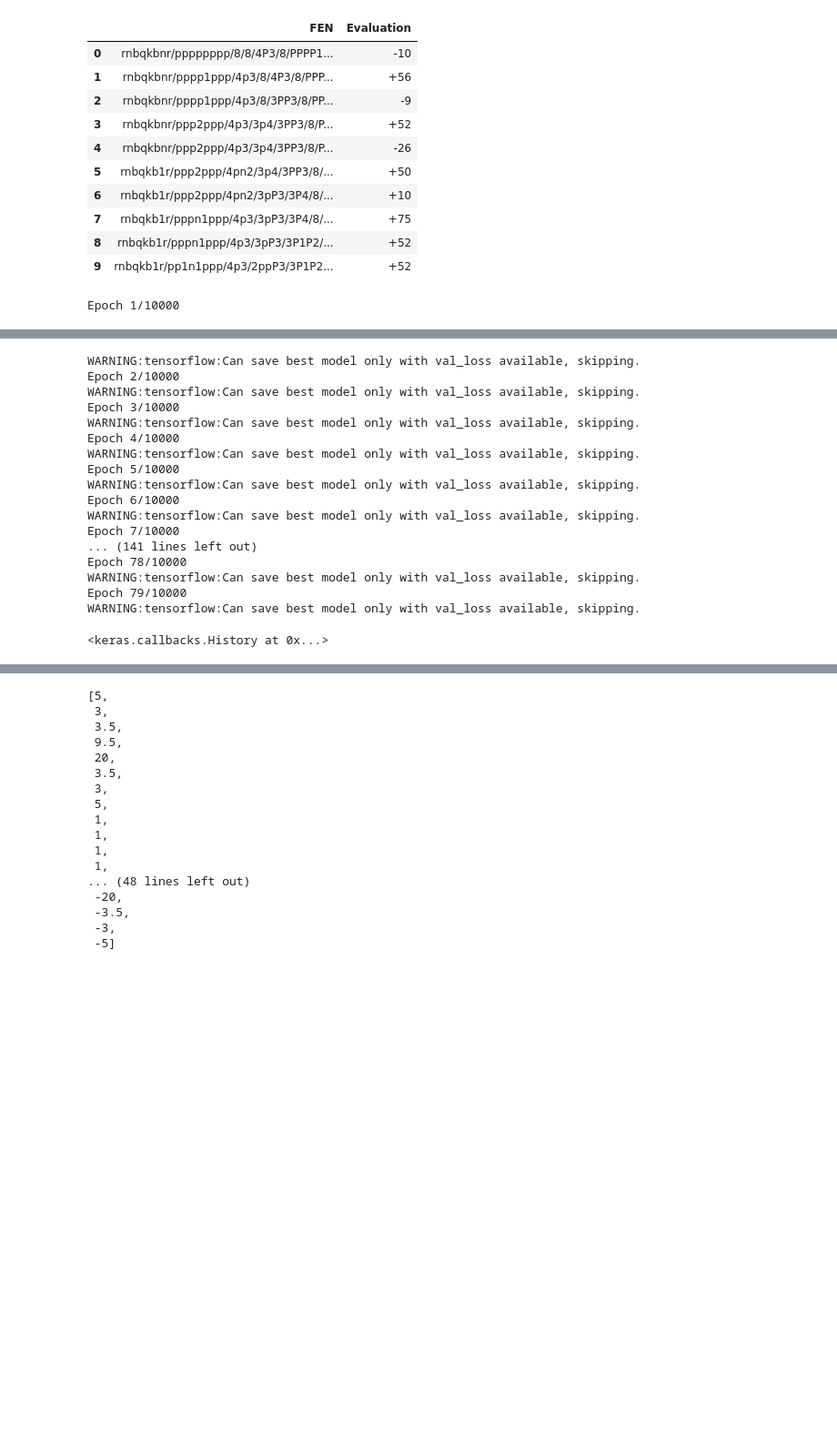
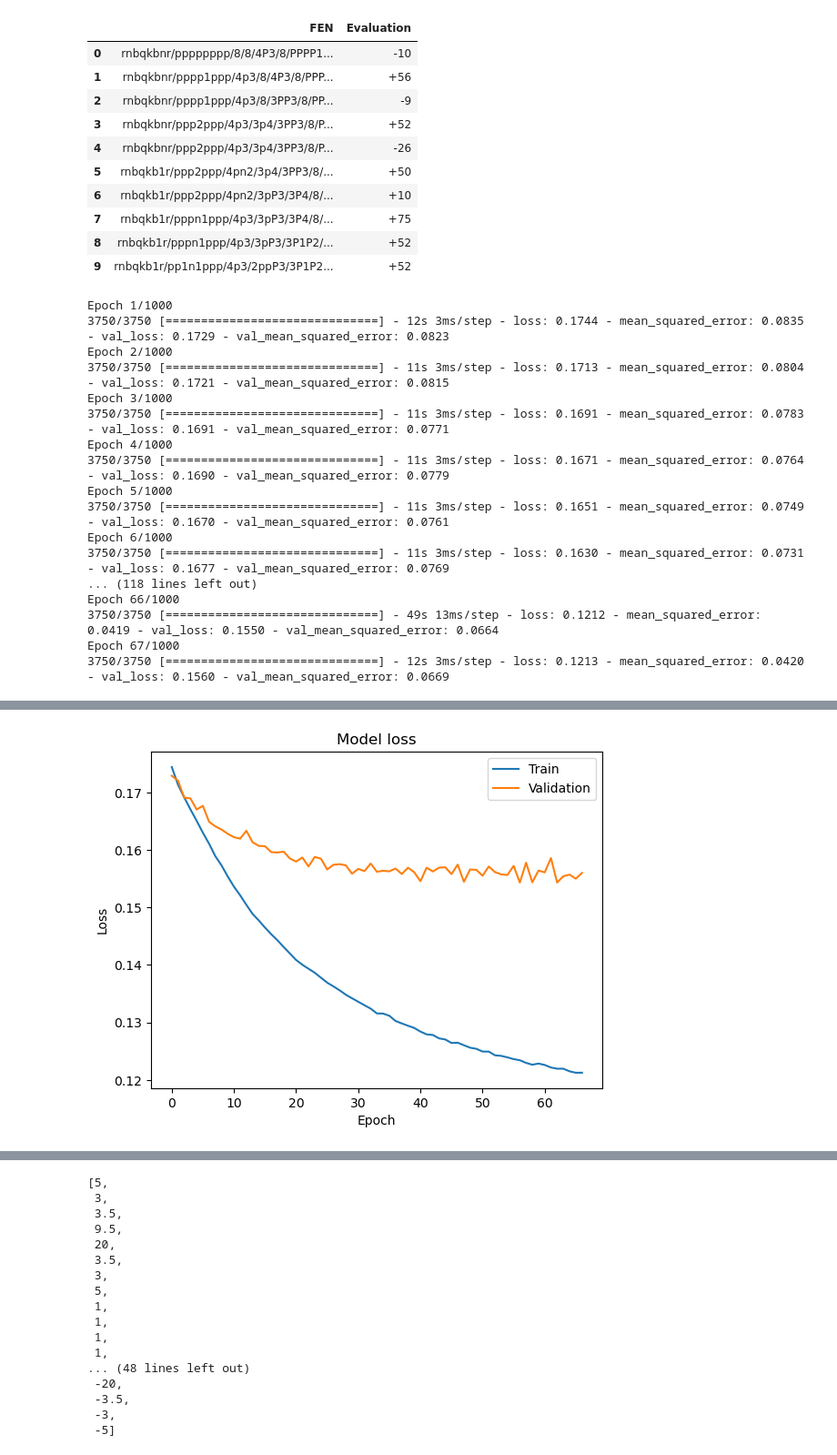
Before and after one commit to drew-gnaw/Gridlock, a Jupyter notebook: src/components/backend/engine.ipynb, the cells around one changed output, grey strips where cells are left out. Shown: that part at 91% size. Saved outputs shown, nothing was run; the diff lists cells and outputs as text; code cells hidden in the pictures; blank space fills up the shorter version.

Commit message:
better model

```diff
--- a/src/components/backend/engine.ipynb
+++ b/src/components/backend/engine.ipynb
@@ -89,21 +60,52 @@ NNvalX = NNvalX.reshape(-1, 8, 8, 1)  # Reshape to (num_samples, 8, 8, 1)
 # %%
+import matplotlib.pyplot as plt
 from keras.callbacks import EarlyStopping
-from keras.callbacks import ModelCheckpoint
-from keras.layers import Conv2D, Flatten
+from keras.layers import Conv2D, MaxPooling2D, Flatten, Dense
 
-model_checkpoint = ModelCheckpoint('best_model.h5', monitor='val_loss', save_best_only=True)
+early_stopping = EarlyStopping(monitor='val_loss', patience=10)
 
 model = Sequential()
+
 model.add(Conv2D(32, kernel_size=(3, 3), activation='relu', input_shape=(8, 8, 1)))
+model.add(Conv2D(64, (3, 3), activation='relu'))
+#model.add(MaxPooling2D(pool_size=(2, 2)))
+
+
+model.add(Conv2D(128, (3, 3), activation='relu'))
+model.add(MaxPooling2D(pool_size=(2, 2)))
+
+
 model.add(Flatten())
-model.add(Dense(64, input_dim=64, activation='relu'))
-model.add(Dense(64, activation='relu'))
+model.add(Dense(256, activation='relu'))
 model.add(Dense(1, activation='tanh'))
+
 model.compile(loss='mean_absolute_error', optimizer='adam', metrics=['mean_squared_error'],steps_per_execution = 32)
 
-model.fit(NNtrainX, NNtrainy, epochs=10000,batch_size = 1000, verbose = 0.1, callbacks=[keras.callbacks.EarlyStopping(monitor='loss',
-                              min_delta=0,
-                              patience=2,
-                              verbose=0, mode='auto'), model_checkpoint])
+
+history = model.fit(X_train, y_train, epochs=1000, batch_size=64, validation_data=(X_val, y_val), callbacks=[early_stopping])
+
+plt.plot(history.history['loss'])
+plt.plot(history.history['val_loss'])
+plt.title('Model loss')
+plt.ylabel('Loss')
+plt.xlabel('Epoch')
+plt.legend(['Train', 'Validation'], loc='upper right')
+plt.show()
 # %% [output]
-Epoch 1/10000
+Epoch 1/1000
+3750/3750 [==============================] - 12s 3ms/step - loss: 0.1744 - mean_squared_error: 0.0835 - val_loss: 0.1729 - val_mean_squared_error: 0.0823
+Epoch 2/1000
+3750/3750 [==============================] - 11s 3ms/step - loss: 0.1713 - mean_squared_error: 0.0804 - val_loss: 0.1721 - val_mean_squared_error: 0.0815
+Epoch 3/1000
+3750/3750 [==============================] - 11s 3ms/step - loss: 0.1691 - mean_squared_error: 0.0783 - val_loss: 0.1691 - val_mean_squared_error: 0.0771
+Epoch 4/1000
+3750/3750 [==============================] - 11s 3ms/step - loss: 0.1671 - mean_squared_error: 0.0764 - val_loss: 0.1690 - val_mean_squared_error: 0.0779
+Epoch 5/1000
+3750/3750 [==============================] - 11s 3ms/step - loss: 0.1651 - mean_squared_error: 0.0749 - val_loss: 0.1670 - val_mean_squared_error: 0.0761
+Epoch 6/1000
+3750/3750 [==============================] - 11s 3ms/step - loss: 0.1630 - mean_squared_error: 0.0731 - val_loss: 0.1677 - val_mean_squared_error: 0.0769
+... (118 lines left out)
+Epoch 66/1000
+3750/3750 [==============================] - 49s 13ms/step - loss: 0.1212 - mean_squared_error: 0.0419 - val_loss: 0.1550 - val_mean_squared_error: 0.0664
+Epoch 67/1000
+3750/3750 [==============================] - 12s 3ms/step - loss: 0.1213 - mean_squared_error: 0.0420 - val_loss: 0.1560 - val_mean_squared_error: 0.0669
@@ -111,18 +112 @@ Epoch 1/10000
-WARNING:tensorflow:Can save best model only with val_loss available, skipping.
-Epoch 2/10000
-WARNING:tensorflow:Can save best model only with val_loss available, skipping.
-Epoch 3/10000
-WARNING:tensorflow:Can save best model only with val_loss available, skipping.
-Epoch 4/10000
-WARNING:tensorflow:Can save best model only with val_loss available, skipping.
-Epoch 5/10000
-WARNING:tensorflow:Can save best model only with val_loss available, skipping.
-Epoch 6/10000
-WARNING:tensorflow:Can save best model only with val_loss available, skipping.
-Epoch 7/10000
-... (141 lines left out)
-Epoch 78/10000
-WARNING:tensorflow:Can save best model only with val_loss available, skipping.
-Epoch 79/10000
-WARNING:tensorflow:Can save best model only with val_loss available, skipping.
-<keras.callbacks.History at 0x...>
+[figure, added]
```
Also changed, not shown: parts of 8 cells of this notebook, 13 other files.
